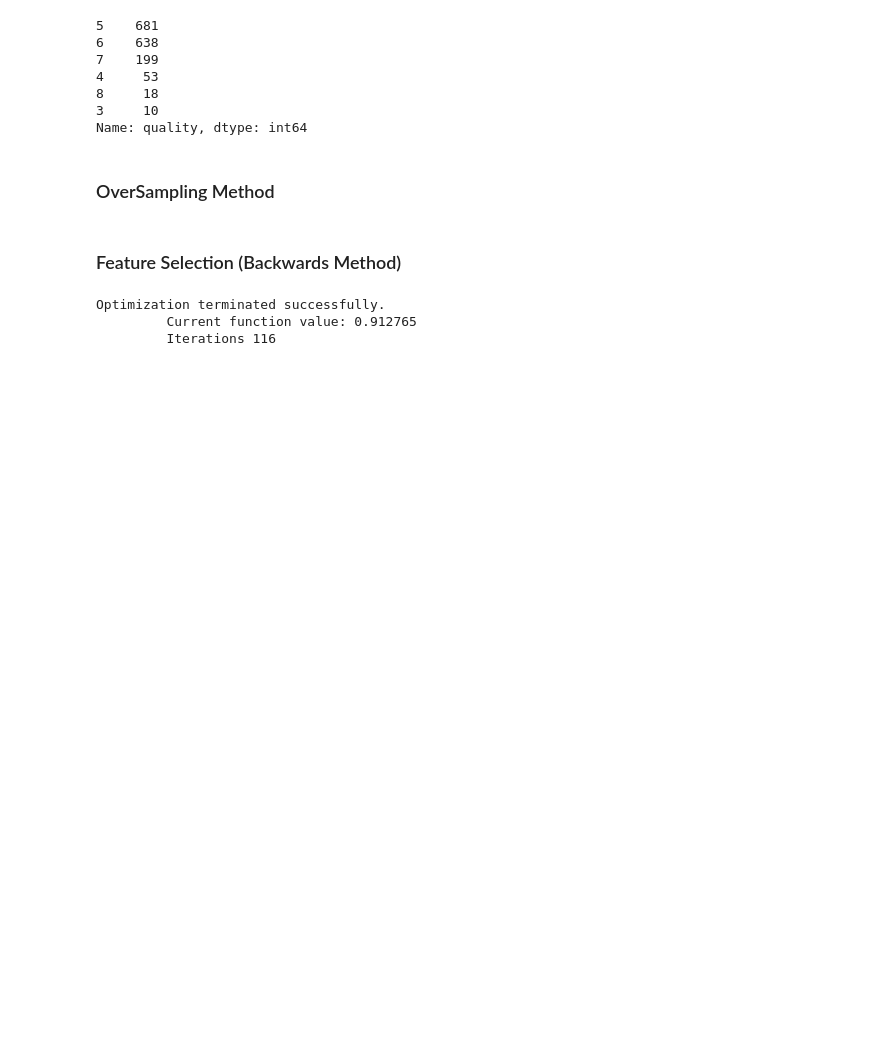
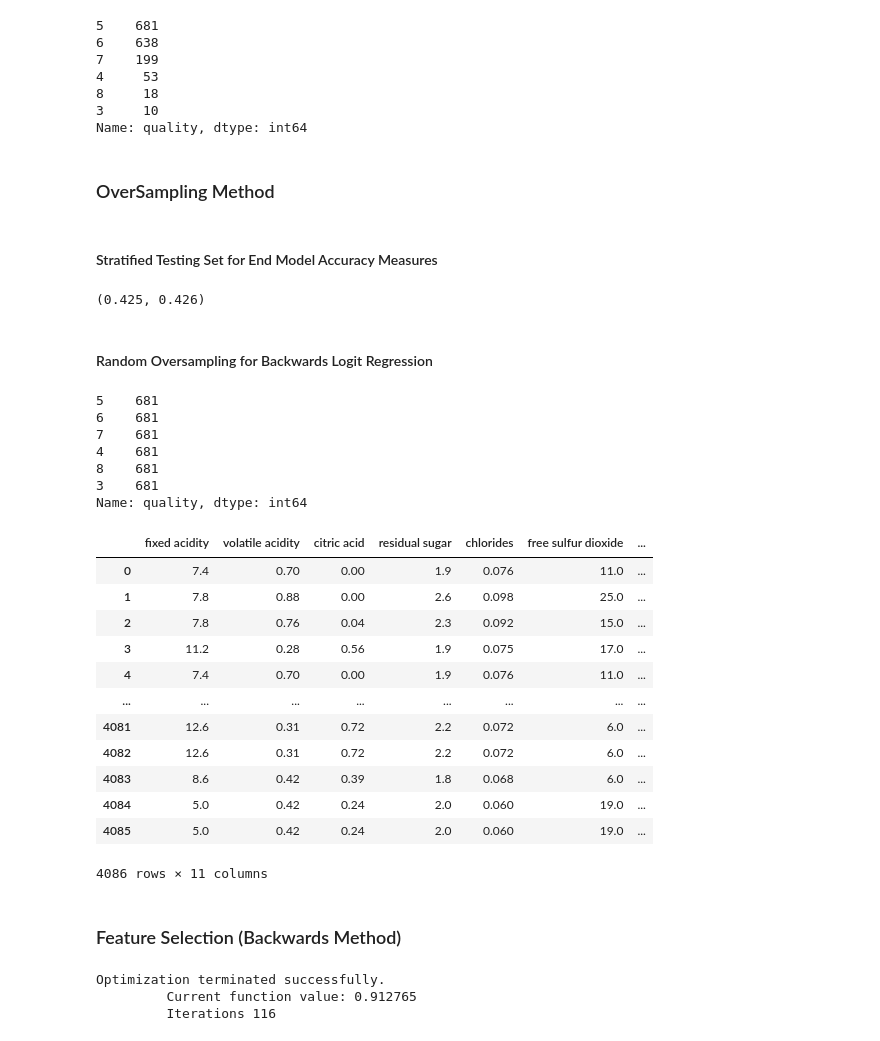
Before and after one commit to Skahlon7/_Spatial_, a Jupyter notebook: Nike_Prep1/604_logistic1/604_Classification.ipynb, the cells around one changed output. Saved outputs shown, nothing was run; the diff lists cells and outputs as text; code cells hidden in the pictures; blank space fills up the shorter version.

```diff
--- a/Nike_Prep1/604_logistic1/604_Classification.ipynb
+++ b/Nike_Prep1/604_logistic1/604_Classification.ipynb
@@ -102,6 +105,54 @@ df.quality.value_counts()
 Name: quality, dtype: int64
 # %% [markdown]
 ### OverSampling Method
+# %% [markdown]
+#### Stratified Testing Set for End Model Accuracy Measures
+# %%
+#Testing Set For Model predictions
+from sklearn.model_selection import train_test_split
+x_train, x_test_final, y_train, y_test_final = train_test_split(df.iloc[:,:-1], df.quality, test_size=.2,
+                                                   random_state=0, stratify=df.quality)
+
+sum(y_test_final==5)/len(y_test_final), round(sum(df.quality==5)/len(df.quality),3)
+#x_test --> testing set
+# %% [output]
+(0.425, 0.426)
+# %% [markdown]
+#### Random Oversampling for Backwards Logit Regression
+# %%
+from imblearn.over_sampling import RandomOverSampler, SMOTE
+from imblearn.under_sampling import RandomUnderSampler, NearMiss
+from collections import Counter
+from sklearn.model_selection import train_test_split
+
+
+ros = RandomOverSampler(random_state=42)
+x_ros, y_ros= ros.fit_resample(df.iloc[:,:-1], df.iloc[:,-1])
+# %%
+#Validate Oversampling for Backw
+print(y_ros.value_counts())
+x_ros
+# %% [output]
+5    681
+6    681
+7    681
+4    681
+8    681
+3    681
+Name: quality, dtype: int64
+|  | fixed acidity | volatile acidity | citric acid | residual sugar | chlorides | free sulfur dioxide | ... |
+| 0 | 7.4 | 0.70 | 0.00 | 1.9 | 0.076 | 11.0 | ... |
+| 1 | 7.8 | 0.88 | 0.00 | 2.6 | 0.098 | 25.0 | ... |
+| 2 | 7.8 | 0.76 | 0.04 | 2.3 | 0.092 | 15.0 | ... |
+| 3 | 11.2 | 0.28 | 0.56 | 1.9 | 0.075 | 17.0 | ... |
+| 4 | 7.4 | 0.70 | 0.00 | 1.9 | 0.076 | 11.0 | ... |
+| ... | ... | ... | ... | ... | ... | ... | ... |
+| 4081 | 12.6 | 0.31 | 0.72 | 2.2 | 0.072 | 6.0 | ... |
+| 4082 | 12.6 | 0.31 | 0.72 | 2.2 | 0.072 | 6.0 | ... |
+| 4083 | 8.6 | 0.42 | 0.39 | 1.8 | 0.068 | 6.0 | ... |
+| 4084 | 5.0 | 0.42 | 0.24 | 2.0 | 0.060 | 19.0 | ... |
+| 4085 | 5.0 | 0.42 | 0.24 | 2.0 | 0.060 | 19.0 | ... |
+4086 rows × 11 columns
 # %% [markdown]
 ### Feature Selection (Backwards Method)
 # %%
```
Also changed, not shown: parts of 5 cells of this notebook, 3 other files.
